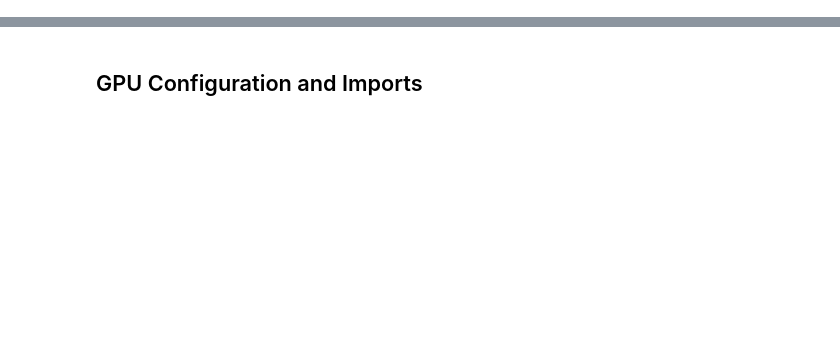
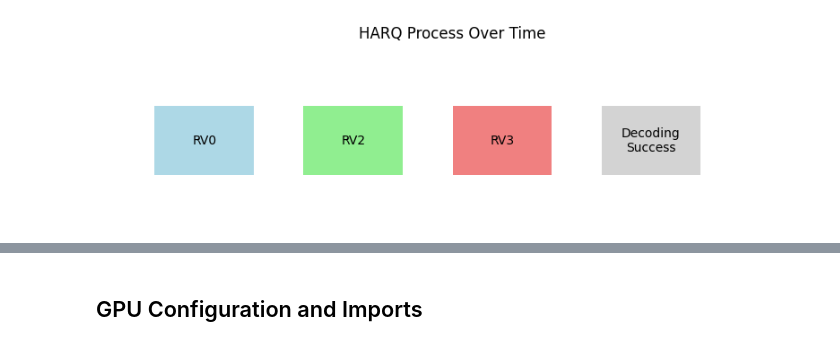
Before and after one commit to rabihchrabieh/sionna, a Jupyter notebook: tutorials/phy/5G_LDPC_HARQ_in_AWGN.ipynb, the cells around one changed output, grey strips where cells are left out. Saved outputs shown, nothing was run; the diff lists cells and outputs as text; code cells hidden in the pictures; blank space fills up the shorter version.

```diff
--- a/tutorials/phy/5G_LDPC_HARQ_in_AWGN.ipynb
+++ b/tutorials/phy/5G_LDPC_HARQ_in_AWGN.ipynb
@@ -0,0 +30,19 @@
+# %%
+import matplotlib.pyplot as plt
+
+fig, ax = plt.subplots(figsize=(10, 2.5))
+rounds = ["RV0", "RV2", "RV3", "Decoding\nSuccess"]
+colors = ["lightblue", "lightgreen", "lightcoral", "lightgray"]
+
+offset = 0.5  # shift right
+for i, label in enumerate(rounds):
+    ax.broken_barh([(i * 1.5 + offset, 1)], (0.5, 0.8), facecolors=colors[i])
+    ax.text(i * 1.5 + offset + 0.5, 0.9, label, ha='center', va='center', fontsize=10)
+
+ax.set_ylim(0, 2)
+ax.set_xlim(0, 7)
+ax.axis("off")
+ax.set_title("HARQ Process Over Time", fontsize=12)
+plt.show()
+# %% [output]
+[figure, added]
```
Also changed, not shown: parts of 13 cells of this notebook.
